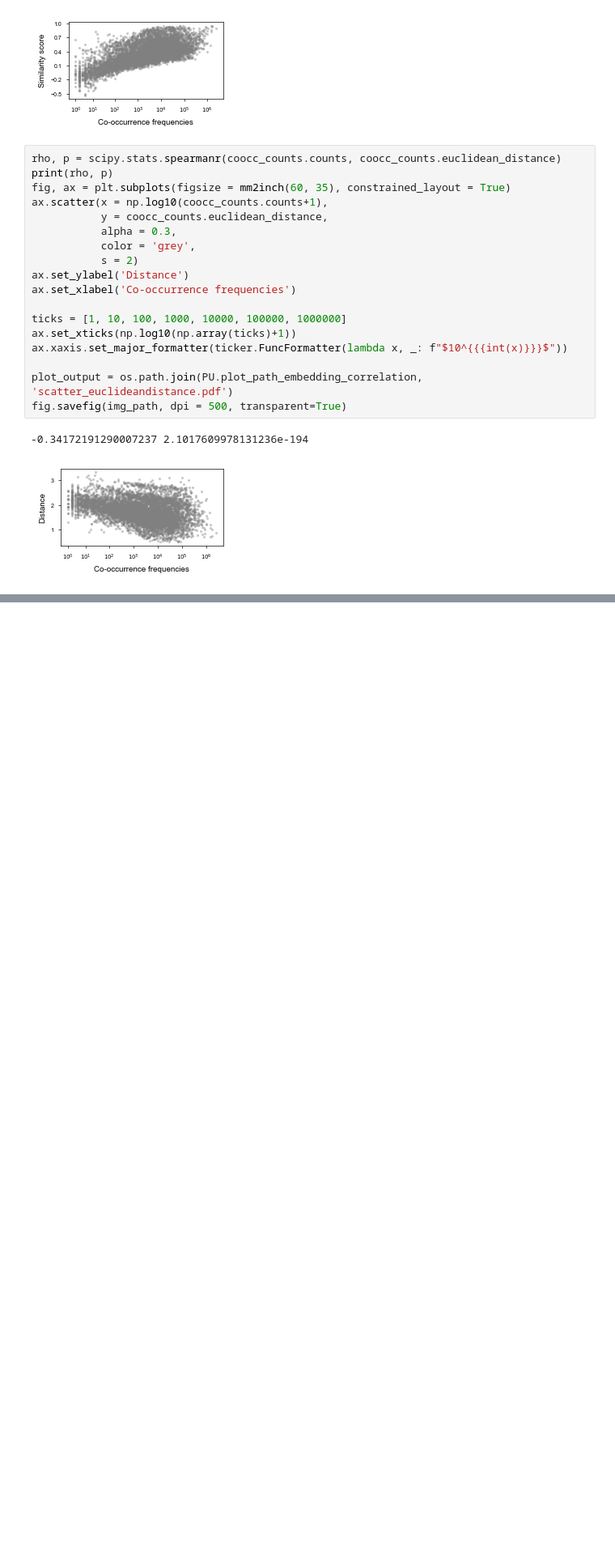
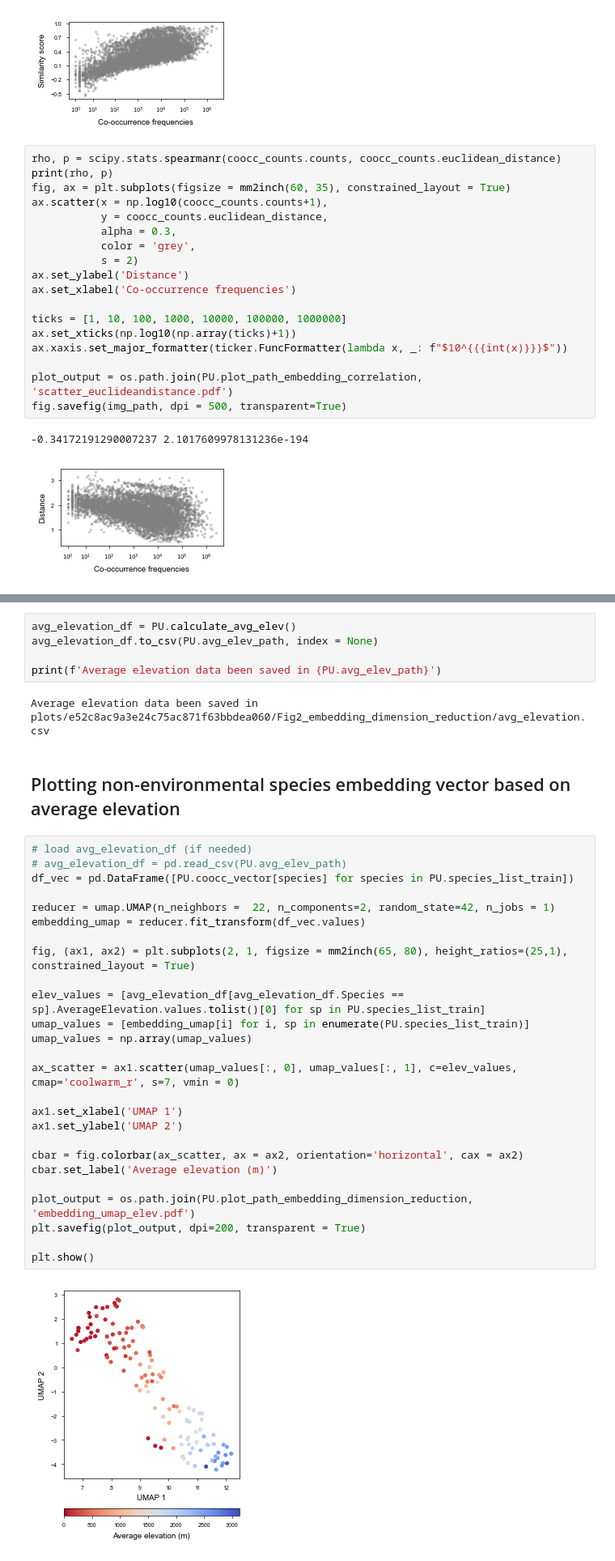
Before and after one commit to yuhinas/DeepSDM, a Jupyter notebook: Fig2_embedding_correlation.ipynb, the cells around one changed output, grey strips where cells are left out. Shown at 81% size. Saved outputs shown, nothing was run; the diff lists cells and outputs as text; blank space fills up the shorter version.

```diff
--- a/Fig2_embedding_correlation.ipynb
+++ b/Fig2_embedding_correlation.ipynb
@@ -84,0 +90,37 @@ fig.savefig(img_path, dpi = 500, transparent=True)
+# %%
+avg_elevation_df = PU.calculate_avg_elev()
+avg_elevation_df.to_csv(PU.avg_elev_path, index = None)
+
+print(f'Average elevation data been saved in {PU.avg_elev_path}')
+# %% [output]
+Average elevation data been saved in plots/e52c8ac9a3e24c75ac871f63bbdea060/Fig2_embedding_dimension_reduction/avg_elevation.csv
+# %% [markdown]
+## Plotting non-environmental species embedding vector based on average elevation
+# %%
+# load avg_elevation_df (if needed)
+# avg_elevation_df = pd.read_csv(PU.avg_elev_path)
+df_vec = pd.DataFrame([PU.coocc_vector[species] for species in PU.species_list_train])
+
+reducer = umap.UMAP(n_neighbors =  22, n_components=2, random_state=42, n_jobs = 1)
+embedding_umap = reducer.fit_transform(df_vec.values)
+
+fig, (ax1, ax2) = plt.subplots(2, 1, figsize = mm2inch(65, 80), height_ratios=(25,1), constrained_layout = True)
+
+elev_values = [avg_elevation_df[avg_elevation_df.Species == sp].AverageElevation.values.tolist()[0] for sp in PU.species_list_train]
+umap_values = [embedding_umap[i] for i, sp in enumerate(PU.species_list_train)]
+umap_values = np.array(umap_values)
+
+ax_scatter = ax1.scatter(umap_values[:, 0], umap_values[:, 1], c=elev_values, cmap='coolwarm_r', s=7, vmin = 0)
+
+ax1.set_xlabel('UMAP 1')
+ax1.set_ylabel('UMAP 2')
+
+cbar = fig.colorbar(ax_scatter, ax = ax2, orientation='horizontal', cax = ax2)
+cbar.set_label('Average elevation (m)')
+
+plot_output = os.path.join(PU.plot_path_embedding_dimension_reduction, 'embedding_umap_elev.pdf')
+plt.savefig(plot_output, dpi=200, transparent = True)
+
+plt.show()
+# %% [output]
+[figure, added]
```
Also changed, not shown: parts of 6 cells of this notebook, 1 other file.
